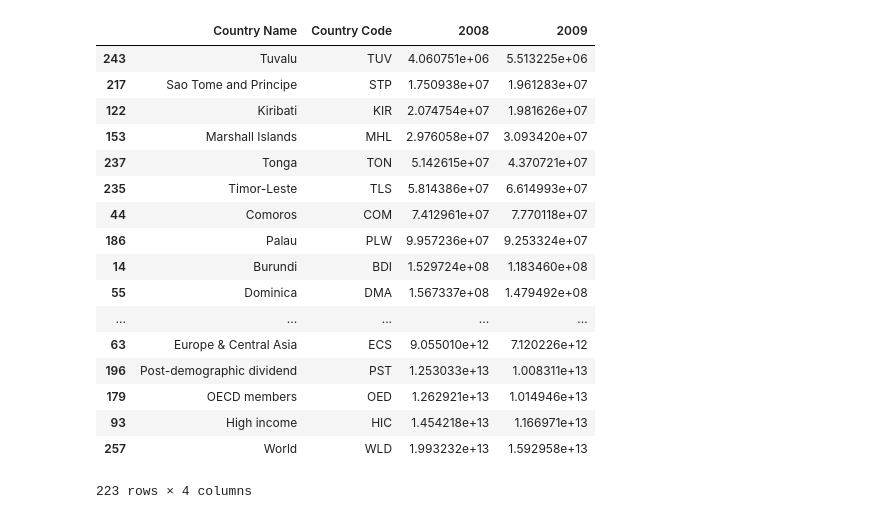
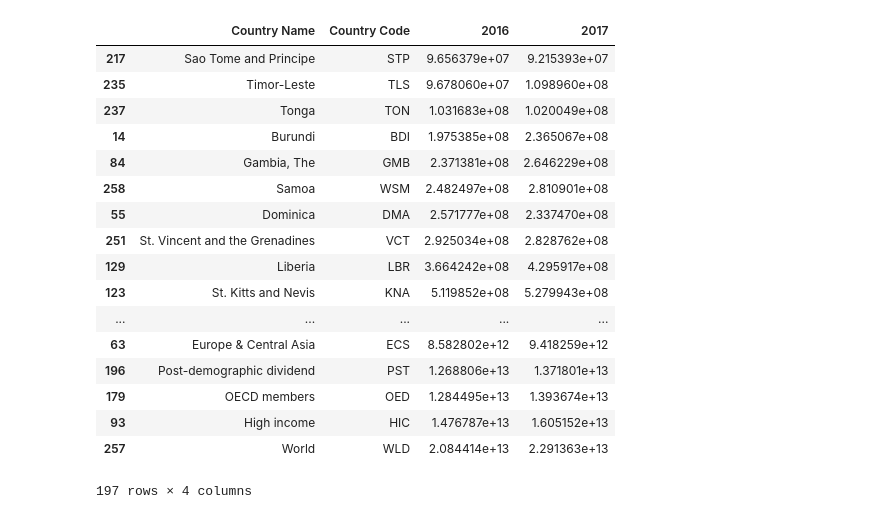
Before and after one commit to db8349/PR19DB, a Jupyter notebook: src/trade_value.ipynb, the cells around one changed output. Saved outputs shown, nothing was run; the diff lists cells and outputs as text; code cells hidden in the pictures.

```diff
--- a/src/trade_value.ipynb
+++ b/src/trade_value.ipynb
@@ -1,33 +1,33 @@
 # %%
 import pandas as pd
 import matplotlib.pyplot as plt
 import matplotlib.patches as mpatches
 
 datafile = '../data/country_exports.csv'
-year = '2008'
+year = '2016'
 next_year = str(int(year) + 1)
 cols = ['Country Name', 'Country Code', year, next_year]
 df = pd.read_csv(datafile, skiprows=4, usecols=cols)
 
 df = df.dropna()
 df = df.sort_values(by=[year, next_year], ascending=True)
 df
 # %% [output]
-|  | Country Name | Country Code | 2008 | 2009 |
-| 243 | Tuvalu | TUV | 4.060751e+06 | 5.513225e+06 |
-| 217 | Sao Tome and Principe | STP | 1.750938e+07 | 1.961283e+07 |
-| 122 | Kiribati | KIR | 2.074754e+07 | 1.981626e+07 |
-| 153 | Marshall Islands | MHL | 2.976058e+07 | 3.093420e+07 |
-| 237 | Tonga | TON | 5.142615e+07 | 4.370721e+07 |
-| 235 | Timor-Leste | TLS | 5.814386e+07 | 6.614993e+07 |
-| 44 | Comoros | COM | 7.412961e+07 | 7.770118e+07 |
-| 186 | Palau | PLW | 9.957236e+07 | 9.253324e+07 |
-| 14 | Burundi | BDI | 1.529724e+08 | 1.183460e+08 |
-| 55 | Dominica | DMA | 1.567337e+08 | 1.479492e+08 |
+|  | Country Name | Country Code | 2016 | 2017 |
+| 217 | Sao Tome and Principe | STP | 9.656379e+07 | 9.215393e+07 |
+| 235 | Timor-Leste | TLS | 9.678060e+07 | 1.098960e+08 |
+| 237 | Tonga | TON | 1.031683e+08 | 1.020049e+08 |
+| 14 | Burundi | BDI | 1.975385e+08 | 2.365067e+08 |
+| 84 | Gambia, The | GMB | 2.371381e+08 | 2.646229e+08 |
+| 258 | Samoa | WSM | 2.482497e+08 | 2.810901e+08 |
+| 55 | Dominica | DMA | 2.571777e+08 | 2.337470e+08 |
+| 251 | St. Vincent and the Grenadines | VCT | 2.925034e+08 | 2.828762e+08 |
+| 129 | Liberia | LBR | 3.664242e+08 | 4.295917e+08 |
+| 123 | St. Kitts and Nevis | KNA | 5.119852e+08 | 5.279943e+08 |
 | ... | ... | ... | ... | ... |
-| 63 | Europe & Central Asia | ECS | 9.055010e+12 | 7.120226e+12 |
-| 196 | Post-demographic dividend | PST | 1.253033e+13 | 1.008311e+13 |
-| 179 | OECD members | OED | 1.262921e+13 | 1.014946e+13 |
-| 93 | High income | HIC | 1.454218e+13 | 1.166971e+13 |
-| 257 | World | WLD | 1.993232e+13 | 1.592958e+13 |
+| 63 | Europe & Central Asia | ECS | 8.582802e+12 | 9.418259e+12 |
+| 196 | Post-demographic dividend | PST | 1.268806e+13 | 1.371801e+13 |
+| 179 | OECD members | OED | 1.284495e+13 | 1.393674e+13 |
+| 93 | High income | HIC | 1.476787e+13 | 1.605152e+13 |
+| 257 | World | WLD | 2.084414e+13 | 2.291363e+13 |
-223 rows × 4 columns
+197 rows × 4 columns
```
Also changed, not shown: parts of 2 cells of this notebook, 9 other files.
